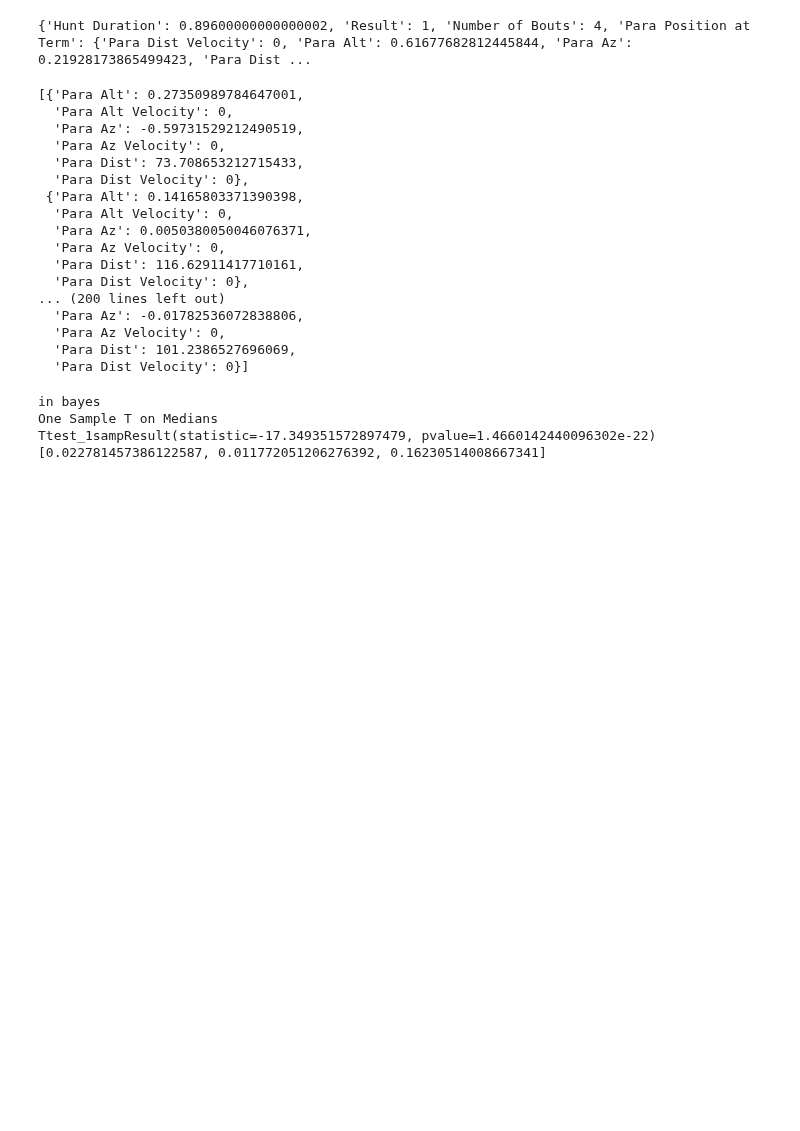
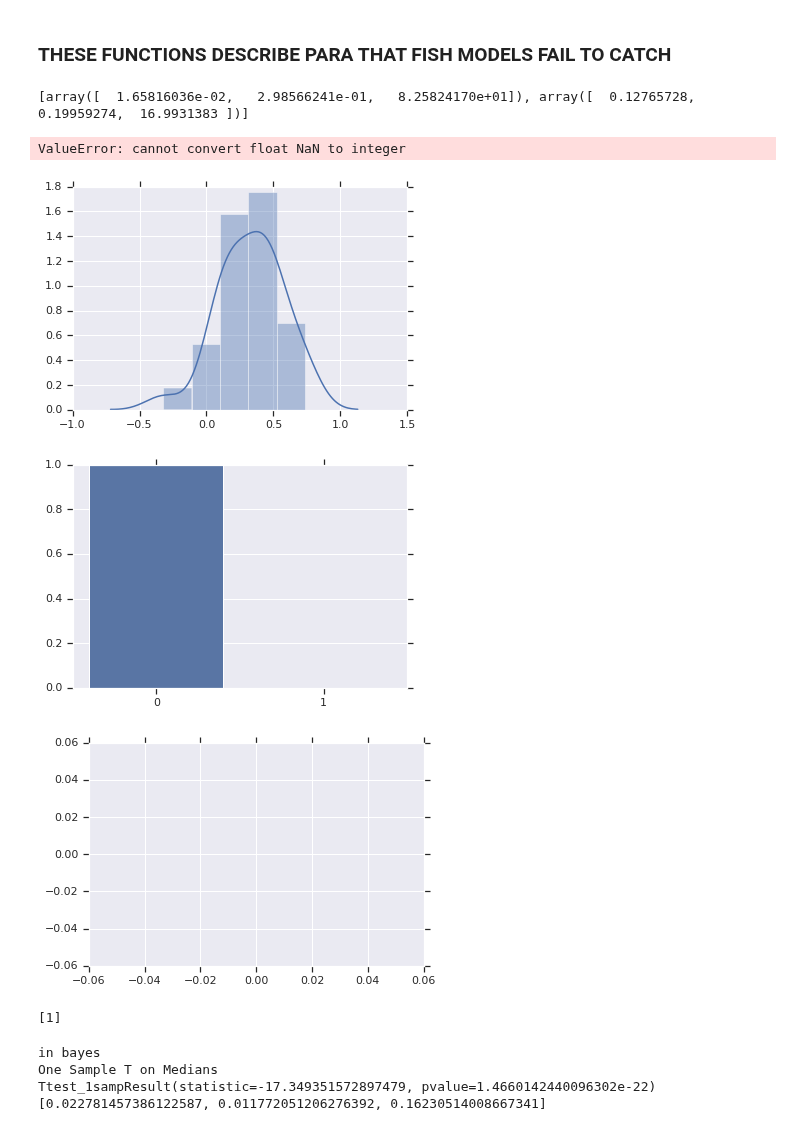
Before and after one commit to elifesciences-publications/PreycapMaster, a Jupyter notebook: Model_Plot.ipynb, the cells around one changed output. Drawn from its saved outputs; the diff is of its cells as text; code cells hidden in the pictures; blank space fills up the shorter version.

Commit message:
Split up spherical bouts and rewrote para extrap

```diff
--- a/Model_Plot.ipynb
+++ b/Model_Plot.ipynb
@@ -34,33 +34,55 @@ Executing Models
 Executing Models
 Executing Models
 Executing Models
-# %%
-print ms[0][0]
-[strike(d['Para Position at Term'], strike_params[0], strike_params[1], .05) for d in ms[0] if d['Result'] == 2]
-[d['Para Position at Term'] for d in ms[0] if d['Result'] == 2]
-#[static_strike(d['Para Position at Term'], strike_params[0], strike_params[1]) for d in ms[0] if d['Result'] == 2]
-# strike(para_varbs, self.strike_means, self.strike_std, self.strike_ci):
-#print strike_params[0]
-#print strike_params[1]
-# %% [output]
-{'Hunt Duration': 0.89600000000000002, 'Result': 1, 'Number of Bouts': 4, 'Para Position at Term': {'Para Dist Velocity': 0, 'Para Alt': 0.61677682812445844, 'Para Az': 0.21928173865499423, 'Para Dist ...
-[{'Para Alt': 0.27350989784647001,
-  'Para Alt Velocity': 0,
-  'Para Az': -0.59731529212490519,
-  'Para Az Velocity': 0,
-  'Para Dist': 73.708653212715433,
-  'Para Dist Velocity': 0},
- {'Para Alt': 0.14165803371390398,
-  'Para Alt Velocity': 0,
-  'Para Az': 0.0050380050046076371,
-  'Para Az Velocity': 0,
-  'Para Dist': 116.62911417710161,
-  'Para Dist Velocity': 0},
-... (200 lines left out)
-  'Para Az': -0.01782536072838806,
-  'Para Az Velocity': 0,
-  'Para Dist': 101.2386527696069,
-  'Para Dist Velocity': 0}]
+# %% [markdown]
+### THESE FUNCTIONS DESCRIBE PARA THAT FISH MODELS FAIL TO CATCH
+# %%
+# means and standard devs of strike location. dist is 2 standard devs or below
+print strike_params[0:2]
+model_number = 0
+actions = [2]
+ci = .32
+
+fish_stats_at_term = [sm.fish_pitch[-1] for sm, d in zip(
+    simlist_by_model[model_number], ms[model_number]) if d['Result'] in actions]
+
+pl.figure()
+sb.distplot(fish_stats_at_term)
+
+modified_strike_params = np.array([strike(d['Para Position at Term'],
+                                    strike_params[0],
+                                    strike_params[1], ci)[0] for d in ms[model_number] if d['Result'] in actions])
+pvarb = 'Para Vec Velocity'
+#pvarb_at_term_miss = [d['Para Position at Term'][pvarb] for d in ms[model_number] if d['Result'] in actions]
+#pvarb_at_term_hit = [d['Para Position at Term'][pvarb] for d in ms[model_number] if d['Result'] == 1]
+#pvarb_at_term_hit =[d['Para Position at Term'] for d in ms[model_number] if d['Result'] == 1]
+pvarb_at_term_miss = [d['Para Position at Term'][pvarb] for d in ms[model_number] if d['Result'] in actions]
+pvarb_at_term_hit = [d['Para Position at Term'][pvarb] for d in ms[model_number] if d['Result'] == 1]
+
+
+pl.figure()
+sb.barplot(data=[modified_strike_params==0, modified_strike_params==1])
+pl.figure()
+sb.distplot(pvarb_at_term_hit)
+sb.distplot(pvarb_at_term_miss)
+
+
+
+
+#[d['Para Position at Term'] for d in ms[0] if d['Result'] == 2]
+#[static_strike(d['Para Position at Term'], strike_params[0], strike_params[1]) for d in ms[0] if d['Result'] == 2]
+
+# QUERY ON DISTANCE BEING LOW ALT AZ REQUIREMENTS.
+# %% [output]
+[array([  1.65816036e-02,   2.98566241e-01,   8.25824170e+01]), array([  0.12765728,   0.19959274,  16.9931383 ])]
+ValueError: cannot convert float NaN to integer
+[figure, added]
+[figure, added]
+[figure, added]
+# %%
+[1 for p in pvarb_at_term_hit if p == {}]
+# %% [output]
+[1]
 # %%
 p_inits = np.load('p_inits.npy').tolist()
 strike_params = np.load('strike_params.npy')
```
Also changed, not shown: parts of 8 cells of this notebook, 6 other files.
